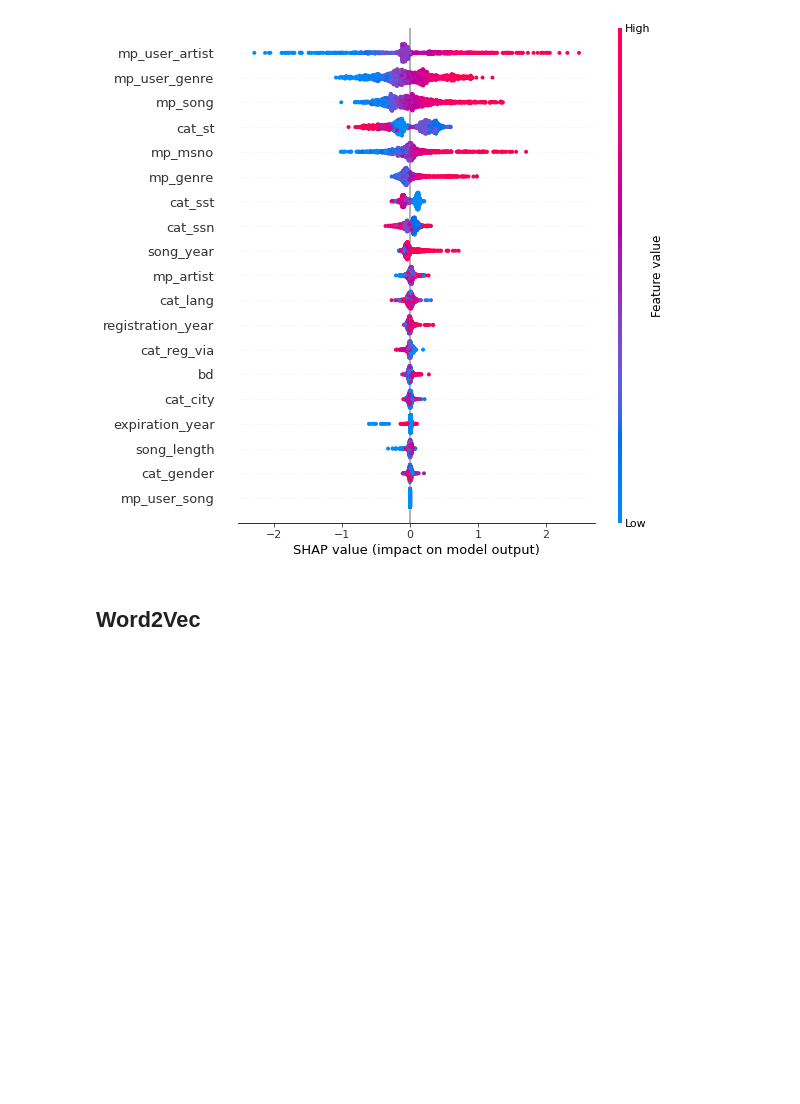
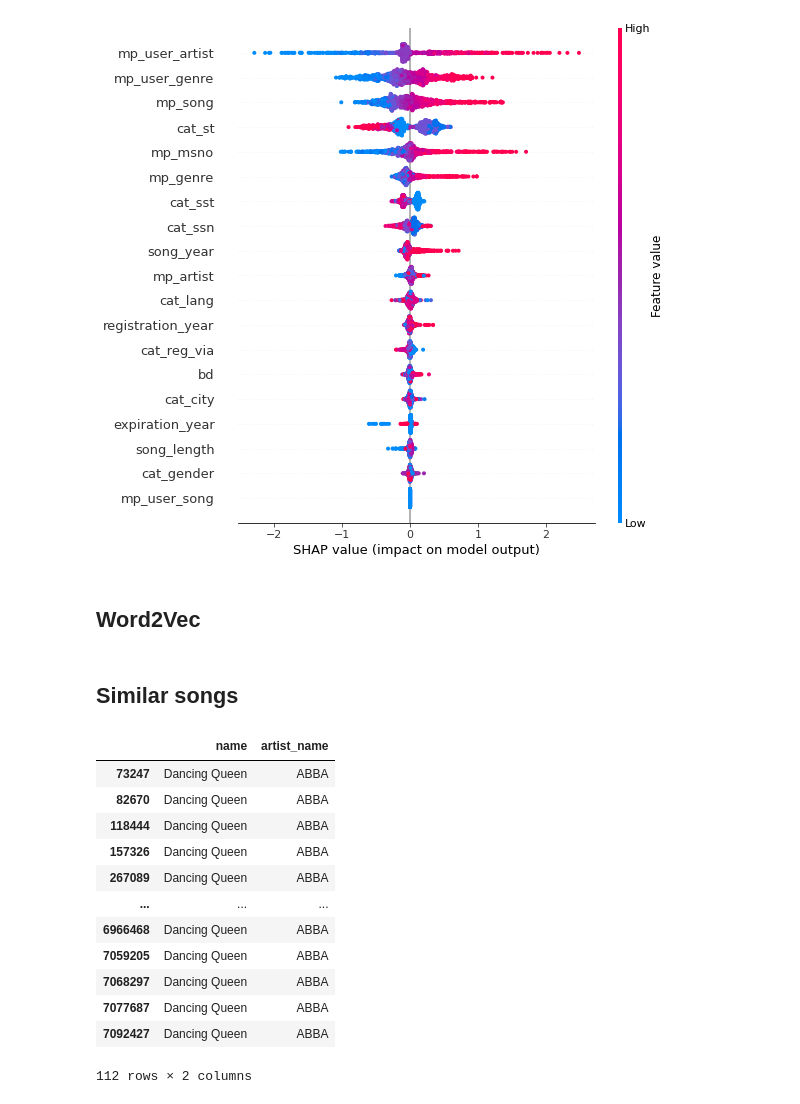
Before and after one commit to ArtyomLobanov/hse_recsys2020, a Jupyter notebook: HomeWorks/HW2.ipynb, the cells around one changed output. Cells and saved outputs as stored; diff of their text form; code cells hidden in the pictures; blank space fills up the shorter version.

```diff
--- a/HomeWorks/HW2.ipynb
+++ b/HomeWorks/HW2.ipynb
@@ -58,7 +58,7 @@ song_extra_info_df['song_year'] = song_extra_info_df['isrc'].apply(isrc_to_year)
 song_year_mode = song_extra_info_df['song_year'].mode()[0]
 song_extra_info_df['song_year'] = song_extra_info_df['song_year'].replace(np.nan, song_year_mode)
 song_extra_info_df['song_year'] = song_extra_info_df['song_year'].astype('int')
-song_extra_info_df.drop(['isrc', 'name'], axis=1, inplace=True)
+song_extra_info_df.drop(['isrc'], axis=1, inplace=True)
 print(f'NaN varues were replaced by {int(song_year_mode)}')
 # %% [output]
 NaN varues were replaced by 2015
@@ -273,0 +301,19 @@ shap.summary_plot(shap_importance[:,:-1], small_data[cat_columns + real_columns]
+# %% [markdown]
+## Similar songs
+# %%
+example_song_id = 'tdmwBRqhZlRqdbTJG2xXARRrRROpTxqfTTp1Wj+cPC0='
+data_df[data_df['song_id'] == example_song_id][['name', 'artist_name']]
+# %% [output]
+|  | name | artist_name |
+| 73247 | Dancing Queen | ABBA |
+| 82670 | Dancing Queen | ABBA |
+| 118444 | Dancing Queen | ABBA |
+| 157326 | Dancing Queen | ABBA |
+| 267089 | Dancing Queen | ABBA |
+| ... | ... | ... |
+| 6966468 | Dancing Queen | ABBA |
+| 7059205 | Dancing Queen | ABBA |
+| 7068297 | Dancing Queen | ABBA |
+| 7077687 | Dancing Queen | ABBA |
+| 7092427 | Dancing Queen | ABBA |
+112 rows × 2 columns
```
Also changed, not shown: parts of 19 cells of this notebook.
